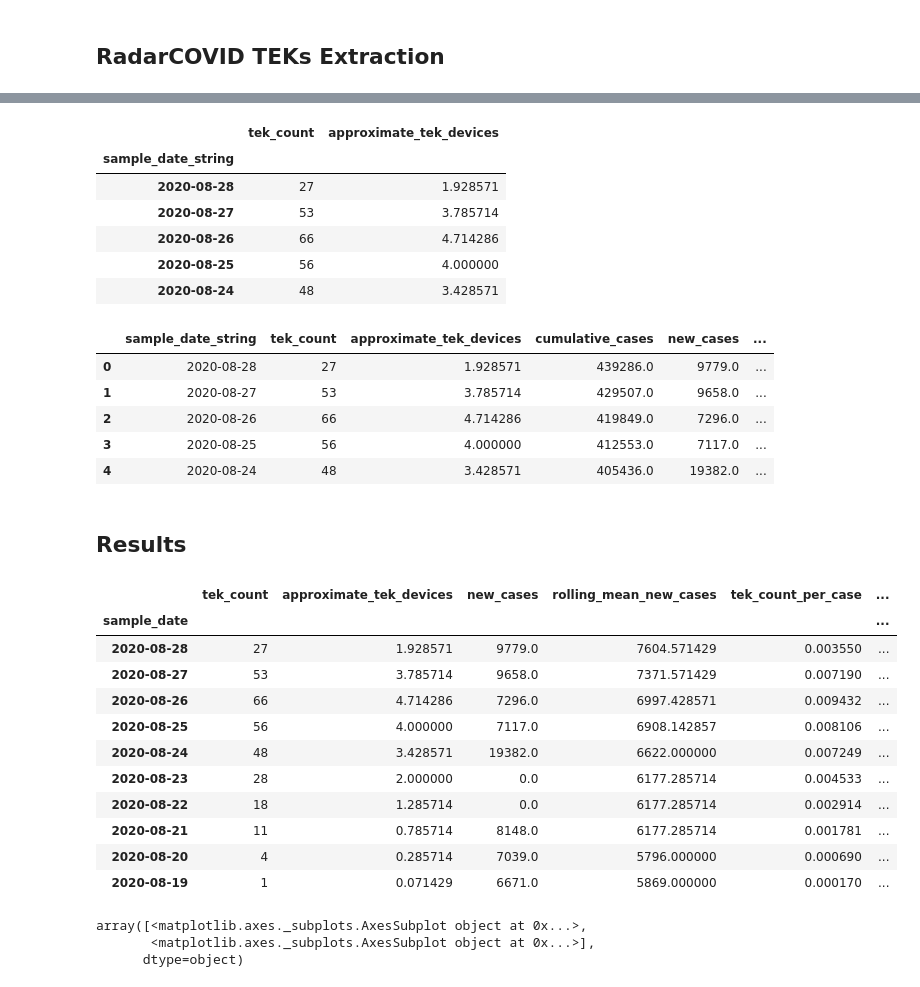
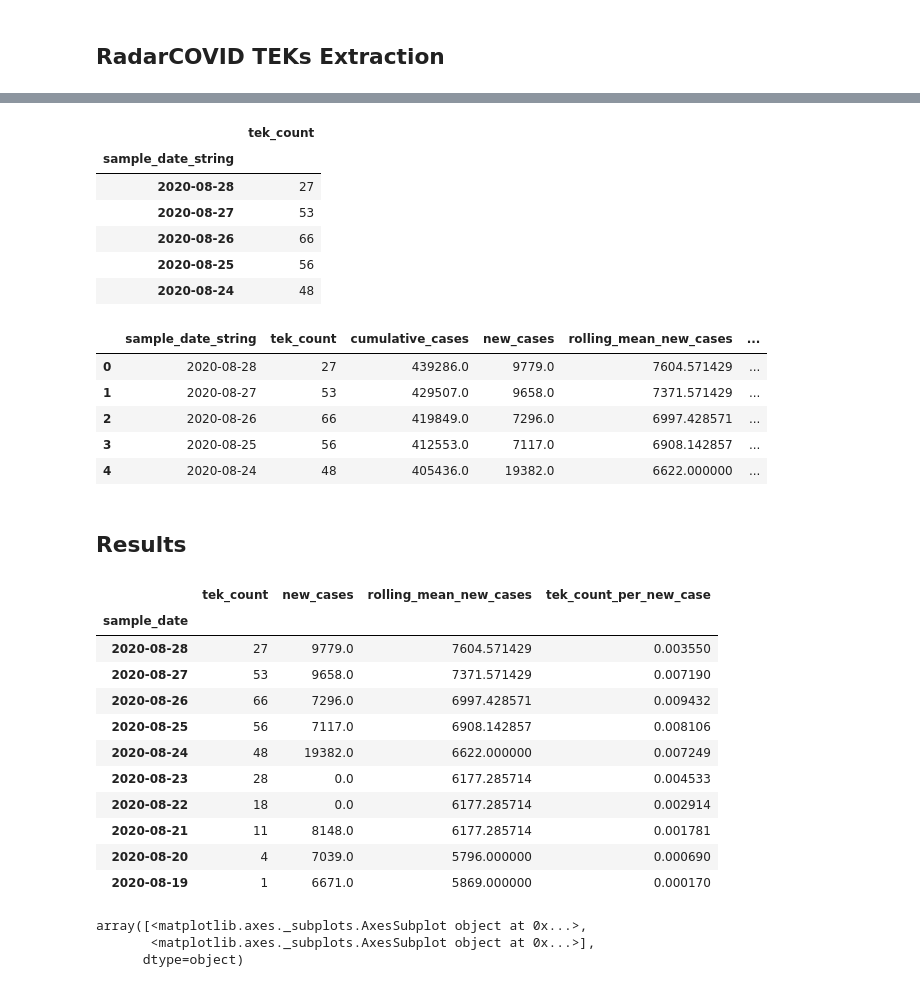
Before and after one commit to luis-sanfelices/RadarCOVID-Report, a Jupyter notebook: Notebooks/RadarCOVID-Report-2020-08-29.ipynb, the cells around one changed output, grey strips where cells are left out. Cells and saved outputs as stored; diff of their text form; code cells hidden in the pictures.

```diff
--- a/Notebooks/RadarCOVID-Report-2020-08-29.ipynb
+++ b/Notebooks/RadarCOVID-Report-2020-08-29.ipynb
@@ -39,7 +39,7 @@ confirmed_df[["new_cases", "rolling_mean_new_cases"]].plot()
 # %%
 from Modules.RadarCOVID import radar_covid
 
-exposure_keys_df = radar_covid.download_last_radar_covid_exposure_keys(days=30)
+exposure_keys_df = radar_covid.download_last_radar_covid_exposure_keys(days=14)
 exposure_keys_df[[
     "sample_date_string", "source_url", "region", "key_data"]].head()
 # %% [output]
@@ -74,33 +58,27 @@ exposure_keys_summary_df = \
     exposure_keys_df.groupby(["sample_date_string"]).key_data.nunique().to_frame()
 exposure_keys_summary_df.sort_index(ascending=False, inplace=True)
 exposure_keys_summary_df.rename(columns={"key_data": "tek_count"}, inplace=True)
-
-# We should expect 14 TEKs (one per sample day) for infected devices but the real value may be lower:
-exposure_keys_summary_df["approximate_tek_devices"] = exposure_keys_summary_df.tek_count / 14.0
-
 exposure_keys_summary_df.head()
 # %% [output]
-|  | tek_count | approximate_tek_devices |
-| sample_date_string |  |  |
-| 2020-08-28 | 27 | 1.928571 |
-| 2020-08-27 | 53 | 3.785714 |
-| 2020-08-26 | 66 | 4.714286 |
-| 2020-08-25 | 56 | 4.000000 |
-| 2020-08-24 | 48 | 3.428571 |
+|  | tek_count |
+| sample_date_string |  |
+| 2020-08-28 | 27 |
+| 2020-08-27 | 53 |
+| 2020-08-26 | 66 |
+| 2020-08-25 | 56 |
+| 2020-08-24 | 48 |
 # %%
 exposure_keys_summary_df = exposure_keys_summary_df.merge(confirmed_df, on=["sample_date_string"], how="inner")
-exposure_keys_summary_df["tek_count_per_case"] = \
+exposure_keys_summary_df["tek_count_per_new_case"] = \
     exposure_keys_summary_df.tek_count / exposure_keys_summary_df.rolling_mean_new_cases
-exposure_keys_summary_df["approximate_tek_devices_per_case"] = \
-    exposure_keys_summary_df.approximate_tek_devices / exposure_keys_summary_df.rolling_mean_new_cases
 exposure_keys_summary_df.head()
 # %% [output]
-|  | sample_date_string | tek_count | approximate_tek_devices | cumulative_cases | new_cases | ... |
-| 0 | 2020-08-28 | 27 | 1.928571 | 439286.0 | 9779.0 | ... |
-| 1 | 2020-08-27 | 53 | 3.785714 | 429507.0 | 9658.0 | ... |
-| 2 | 2020-08-26 | 66 | 4.714286 | 419849.0 | 7296.0 | ... |
-| 3 | 2020-08-25 | 56 | 4.000000 | 412553.0 | 7117.0 | ... |
-| 4 | 2020-08-24 | 48 | 3.428571 | 405436.0 | 19382.0 | ... |
+|  | sample_date_string | tek_count | cumulative_cases | new_cases | rolling_mean_new_cases | ... |
+| 0 | 2020-08-28 | 27 | 439286.0 | 9779.0 | 7604.571429 | ... |
+| 1 | 2020-08-27 | 53 | 429507.0 | 9658.0 | 7371.571429 | ... |
+| 2 | 2020-08-26 | 66 | 419849.0 | 7296.0 | 6997.428571 | ... |
+| 3 | 2020-08-25 | 56 | 412553.0 | 7117.0 | 6908.142857 | ... |
+| 4 | 2020-08-24 | 48 | 405436.0 | 19382.0 | 6622.000000 | ... |
 # %%
 exposure_keys_summary_df["sample_date"] = pd.to_datetime(exposure_keys_summary_df.sample_date_string)
 exposure_keys_summary_df.set_index("sample_date", inplace=True)
@@ -109,24 +87,22 @@ exposure_keys_summary_df.set_index("sample_date", inplace=True)
 # %%
 exposure_keys_summary_df[[
     "tek_count",
-    "approximate_tek_devices",
     "new_cases",
     "rolling_mean_new_cases",
-    "tek_count_per_case",
-    "approximate_tek_devices_per_case"]]
+    "tek_count_per_new_case"]]
 # %% [output]
-|  | tek_count | approximate_tek_devices | new_cases | rolling_mean_new_cases | tek_count_per_case | ... |
-| sample_date |  |  |  |  |  | ... |
-| 2020-08-28 | 27 | 1.928571 | 9779.0 | 7604.571429 | 0.003550 | ... |
-| 2020-08-27 | 53 | 3.785714 | 9658.0 | 7371.571429 | 0.007190 | ... |
-| 2020-08-26 | 66 | 4.714286 | 7296.0 | 6997.428571 | 0.009432 | ... |
-| 2020-08-25 | 56 | 4.000000 | 7117.0 | 6908.142857 | 0.008106 | ... |
-| 2020-08-24 | 48 | 3.428571 | 19382.0 | 6622.000000 | 0.007249 | ... |
-| 2020-08-23 | 28 | 2.000000 | 0.0 | 6177.285714 | 0.004533 | ... |
-| 2020-08-22 | 18 | 1.285714 | 0.0 | 6177.285714 | 0.002914 | ... |
-| 2020-08-21 | 11 | 0.785714 | 8148.0 | 6177.285714 | 0.001781 | ... |
-| 2020-08-20 | 4 | 0.285714 | 7039.0 | 5796.000000 | 0.000690 | ... |
-| 2020-08-19 | 1 | 0.071429 | 6671.0 | 5869.000000 | 0.000170 | ... |
+|  | tek_count | new_cases | rolling_mean_new_cases | tek_count_per_new_case |
+| sample_date |  |  |  |  |
+| 2020-08-28 | 27 | 9779.0 | 7604.571429 | 0.003550 |
+| 2020-08-27 | 53 | 9658.0 | 7371.571429 | 0.007190 |
+| 2020-08-26 | 66 | 7296.0 | 6997.428571 | 0.009432 |
+| 2020-08-25 | 56 | 7117.0 | 6908.142857 | 0.008106 |
+| 2020-08-24 | 48 | 19382.0 | 6622.000000 | 0.007249 |
+| 2020-08-23 | 28 | 0.0 | 6177.285714 | 0.004533 |
+| 2020-08-22 | 18 | 0.0 | 6177.285714 | 0.002914 |
+| 2020-08-21 | 11 | 8148.0 | 6177.285714 | 0.001781 |
+| 2020-08-20 | 4 | 7039.0 | 5796.000000 | 0.000690 |
+| 2020-08-19 | 1 | 6671.0 | 5869.000000 | 0.000170 |
 # %%
 exposure_keys_summary_df[
     ["rolling_mean_new_cases", "tek_count"]].sort_index(ascending=True).plot.bar(
```
Also changed, not shown: parts of 5 cells of this notebook.
